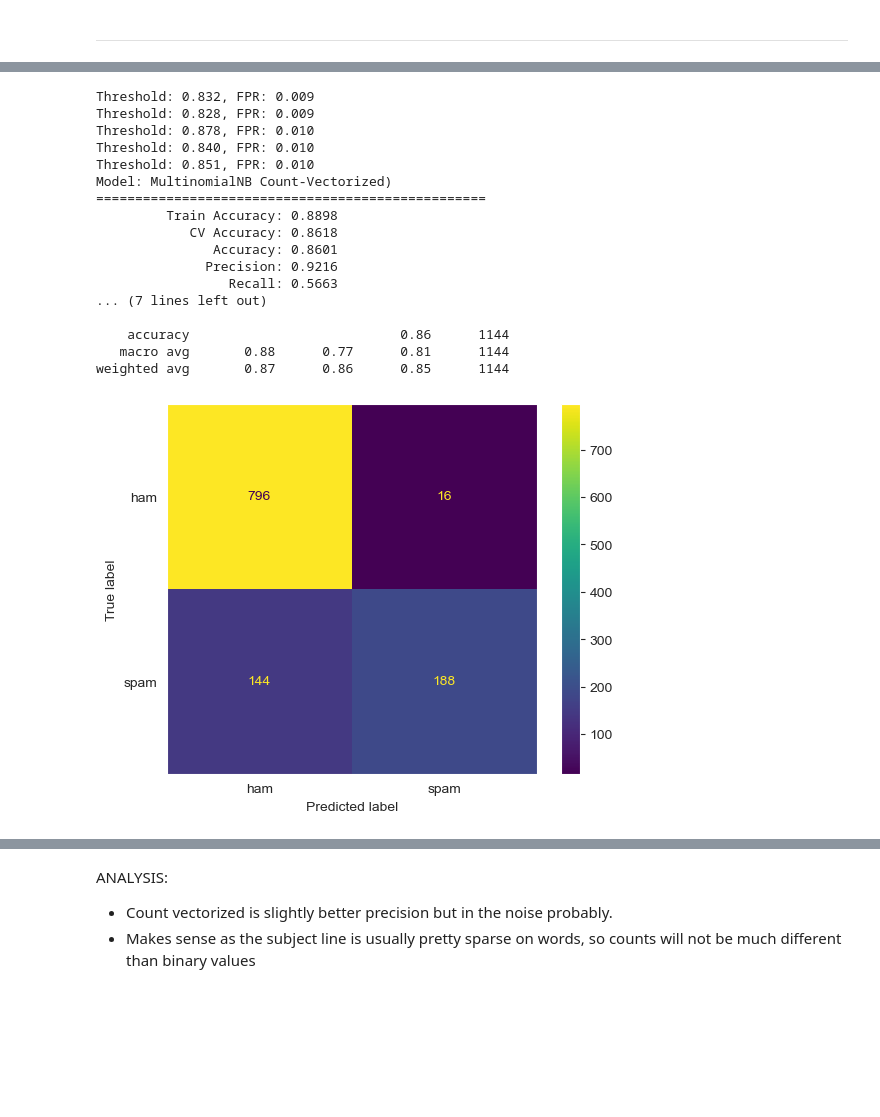
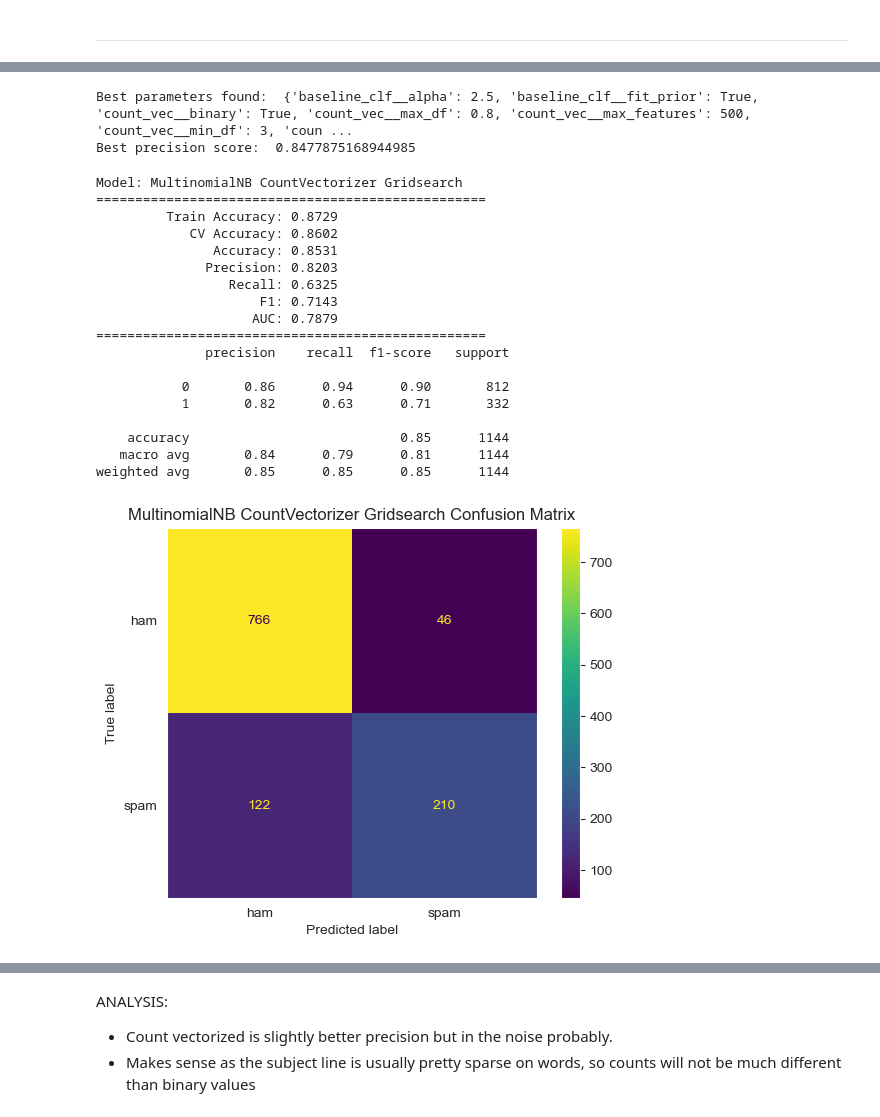
Before and after one commit to dman01337/HAM-vs-SPAM, a Jupyter notebook: Ham_vs_Spam.ipynb, the cells around one changed output, grey strips where cells are left out. Saved outputs shown, nothing was run; the diff lists cells and outputs as text; code cells hidden in the pictures; blank space fills up the shorter version.

```diff
--- a/Ham_vs_Spam.ipynb
+++ b/Ham_vs_Spam.ipynb
@@ -629,14 +577,0 @@ ANALYSIS:
-# %%
-# Create a tokenizer function and a vectorizer pipeline step for basic preprocessing
-
-
-# Create the baseline basic binary CountVectorizer pipeline step tuple
-step_count_vec = ('step_vec', CountVectorizer(max_features=1000,
-                                           binary=False,
-                                           stop_words=stop_words,
-                                           tokenizer=baseline_tokenizer))
-
-# Create and fit the pipeline for the baseline model
-pipe_baseline = Pipeline([step_count_vec, step_baseline_model])
-
-pipe_baseline.fit(X_train, y_train)
@@ -658,21 +582,50 @@ Pipeline(steps=[('basic',
+# %%
+pipe_nb_clf = pipe_baseline
+
+nb_grid = {'count_vec__max_features': [500],#2500, 3000, 3500],
+           'count_vec__min_df': [1, 3, 5],
+           'count_vec__max_df': [0.80, 0.85, 0.9],
+           'count_vec__binary': [True, False],
+           'count_vec__stop_words': [None, stop_words],
+           'count_vec__tokenizer': [regexp_tokenizer, word_punct_tokenizer],
+           'baseline_clf__alpha': [0.5, 1.0, 2.0, 2.5],
+           'baseline_clf__fit_prior': [True, False]}
+
+
+# Set up the grid search
+nb_grid_search = GridSearchCV(pipe_nb_clf, nb_grid, cv=5, scoring='precision', n_jobs=-1)
+
+# Fit the grid search
+nb_grid_search.fit(X_train, y_train)
+
+# Print the best parameters and best score
+print("Best parameters found: ", nb_grid_search.best_params_)
+print("Best precision score: ", nb_grid_search.best_score_)
+# %% [output]
+Best parameters found:  {'baseline_clf__alpha': 2.5, 'baseline_clf__fit_prior': True, 'count_vec__binary': True, 'count_vec__max_df': 0.8, 'count_vec__max_features': 500, 'count_vec__min_df': 3, 'coun ...
+Best precision score:  0.8477875168944985
 # %%
-display_results('MultinomialNB Count-Vectorized)', 'Email-Subject', pipe_baseline, X_train, y_train, X_test, y_test)
+display_results('MultinomialNB CountVectorizer Gridsearch',
+                'Email-Subject',
+                nb_grid_search.best_estimator_,
+                X_train, y_train, X_test, y_test)
 # %% [output]
-Threshold: 0.832, FPR: 0.009
-Threshold: 0.828, FPR: 0.009
-Threshold: 0.878, FPR: 0.010
-Threshold: 0.840, FPR: 0.010
-Threshold: 0.851, FPR: 0.010
-Model: MultinomialNB Count-Vectorized)
+Model: MultinomialNB CountVectorizer Gridsearch
 ==================================================
-         Train Accuracy: 0.8898
-            CV Accuracy: 0.8618
-               Accuracy: 0.8601
-              Precision: 0.9216
-                 Recall: 0.5663
-... (7 lines left out)
+         Train Accuracy: 0.8729
+            CV Accuracy: 0.8602
+               Accuracy: 0.8531
+              Precision: 0.8203
+                 Recall: 0.6325
+                     F1: 0.7143
+                    AUC: 0.7879
+==================================================
+              precision    recall  f1-score   support
 
-    accuracy                           0.86      1144
-   macro avg       0.88      0.77      0.81      1144
-weighted avg       0.87      0.86      0.85      1144
+           0       0.86      0.94      0.90       812
+           1       0.82      0.63      0.71       332
+
+    accuracy                           0.85      1144
+   macro avg       0.84      0.79      0.81      1144
+weighted avg       0.85      0.85      0.85      1144
-[figure, old version]
+[figure, new version]
```
Also changed, not shown: parts of 31 cells of this notebook.
